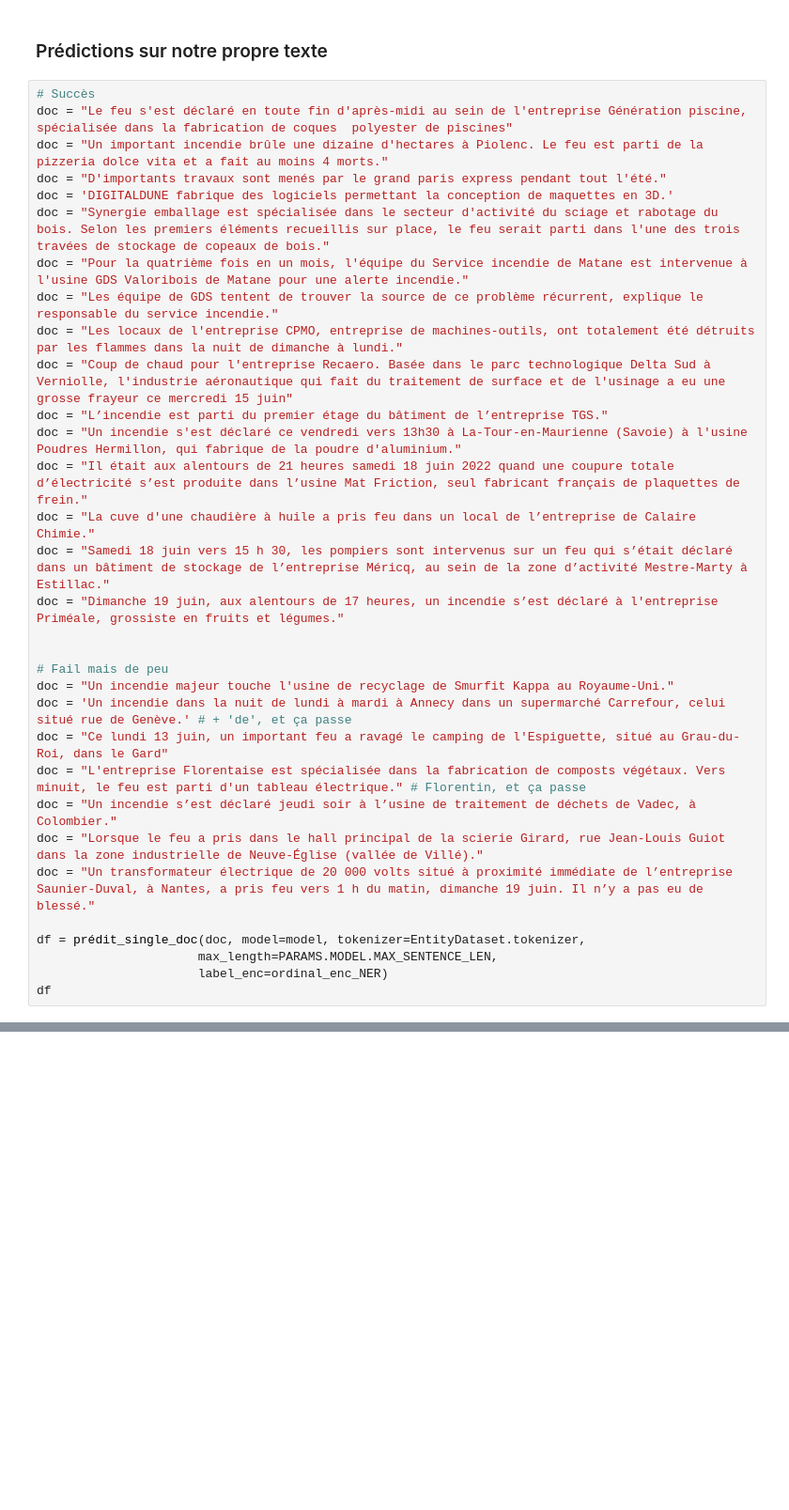
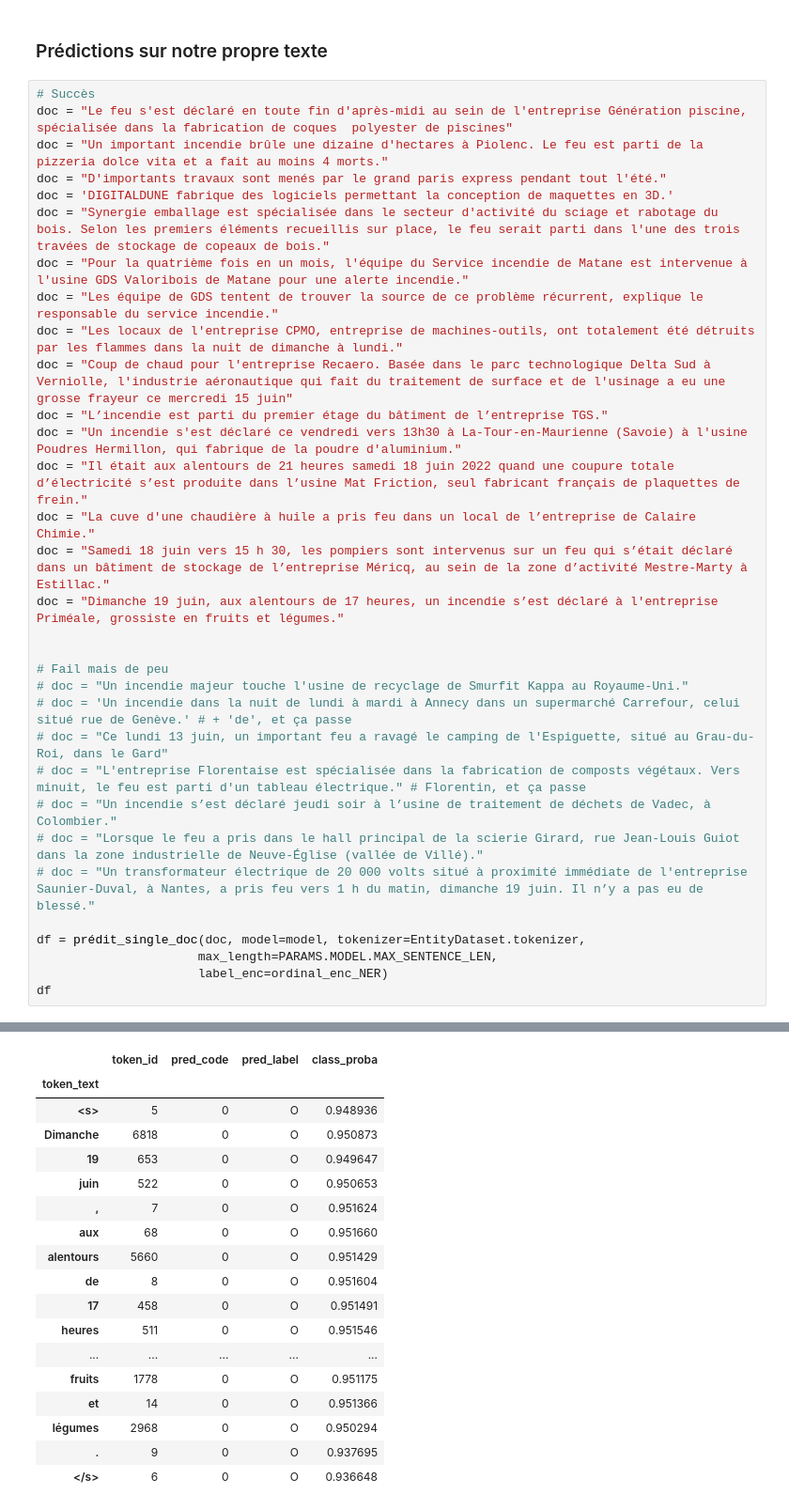
Before and after one commit to PierreDesmet/SIECGALE, a Jupyter notebook: notebooks/1 - NER PyTorch - version fr.ipynb, the cells around one changed output, grey strips where cells are left out. Shown at 94% size. Drawn from its saved outputs; the diff is of its cells as text; blank space fills up the shorter version.

```diff
--- a/notebooks/1 - NER PyTorch - version fr.ipynb
+++ b/notebooks/1 - NER PyTorch - version fr.ipynb
@@ -466,13 +398,13 @@ doc = "Dimanche 19 juin, aux alentours de 17 heures, un incendie s’est déclar
 
 
 # Fail mais de peu
-doc = "Un incendie majeur touche l'usine de recyclage de Smurfit Kappa au Royaume-Uni."
-doc = 'Un incendie dans la nuit de lundi à mardi à Annecy dans un supermarché Carrefour, celui situé rue de Genève.' # + 'de', et ça passe
-doc = "Ce lundi 13 juin, un important feu a ravagé le camping de l'Espiguette, situé au Grau-du-Roi, dans le Gard"
-doc = "L'entreprise Florentaise est spécialisée dans la fabrication de composts végétaux. Vers minuit, le feu est parti d'un tableau électrique." # Florentin, et ça passe
-doc = "Un incendie s’est déclaré jeudi soir à l’usine de traitement de déchets de Vadec, à Colombier."
-doc = "Lorsque le feu a pris dans le hall principal de la scierie Girard, rue Jean-Louis Guiot dans la zone industrielle de Neuve-Église (vallée de Villé)."
-doc = "Un transformateur électrique de 20 000 volts situé à proximité immédiate de l’entreprise Saunier-Duval, à Nantes, a pris feu vers 1 h du matin, dimanche 19 juin. Il n’y a pas eu de blessé."
+# doc = "Un incendie majeur touche l'usine de recyclage de Smurfit Kappa au Royaume-Uni."
+# doc = 'Un incendie dans la nuit de lundi à mardi à Annecy dans un supermarché Carrefour, celui situé rue de Genève.' # + 'de', et ça passe
+# doc = "Ce lundi 13 juin, un important feu a ravagé le camping de l'Espiguette, situé au Grau-du-Roi, dans le Gard"
+# doc = "L'entreprise Florentaise est spécialisée dans la fabrication de composts végétaux. Vers minuit, le feu est parti d'un tableau électrique." # Florentin, et ça passe
+# doc = "Un incendie s’est déclaré jeudi soir à l’usine de traitement de déchets de Vadec, à Colombier."
+# doc = "Lorsque le feu a pris dans le hall principal de la scierie Girard, rue Jean-Louis Guiot dans la zone industrielle de Neuve-Église (vallée de Villé)."
+# doc = "Un transformateur électrique de 20 000 volts situé à proximité immédiate de l'entreprise Saunier-Duval, à Nantes, a pris feu vers 1 h du matin, dimanche 19 juin. Il n’y a pas eu de blessé."
 
 df = prédit_single_doc(doc, model=model, tokenizer=EntityDataset.tokenizer,
                       max_length=PARAMS.MODEL.MAX_SENTENCE_LEN,
@@ -482,0 +414,18 @@ TypeError: forward() got an unexpected keyword argument 'return_dict'
+|  | token_id | pred_code | pred_label | class_proba |
+| token_text |  |  |  |  |
+| <s> | 5 | 0 | O | 0.948936 |
+| Dimanche | 6818 | 0 | O | 0.950873 |
+| 19 | 653 | 0 | O | 0.949647 |
+| juin | 522 | 0 | O | 0.950653 |
+| , | 7 | 0 | O | 0.951624 |
+| aux | 68 | 0 | O | 0.951660 |
+| alentours | 5660 | 0 | O | 0.951429 |
+| de | 8 | 0 | O | 0.951604 |
+| 17 | 458 | 0 | O | 0.951491 |
+| heures | 511 | 0 | O | 0.951546 |
+| ... | ... | ... | ... | ... |
+| fruits | 1778 | 0 | O | 0.951175 |
+| et | 14 | 0 | O | 0.951366 |
+| légumes | 2968 | 0 | O | 0.950294 |
+| . | 9 | 0 | O | 0.937695 |
+| </s> | 6 | 0 | O | 0.936648 |
```
Also changed, not shown: parts of 13 cells of this notebook, 5 other files.
